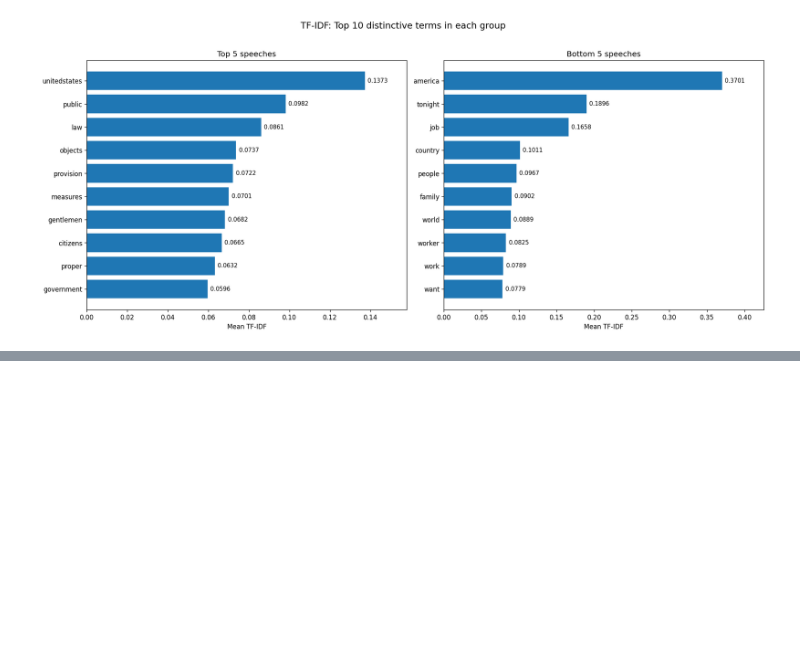
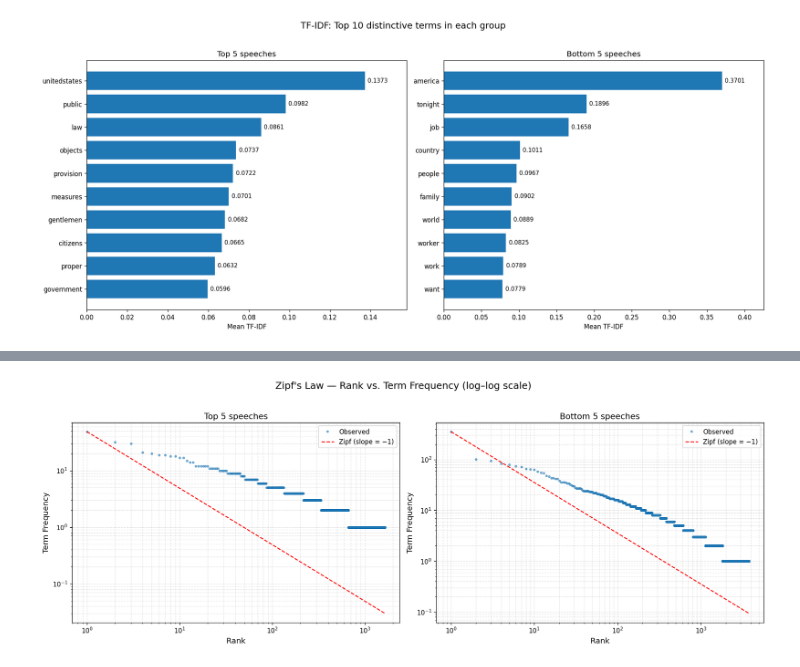
Before and after one commit to devingineer/CS4990-Projects, a Jupyter notebook: Project2/Project2.ipynb, the cells around one changed output, grey strips where cells are left out. Cells and saved outputs as stored; diff of their text form; code cells hidden in the pictures; blank space fills up the shorter version.

Commit message:
Add Zipf's law

```diff
--- a/Project2/Project2.ipynb
+++ b/Project2/Project2.ipynb
@@ -659,0 +678,32 @@ display(HTML(html))
+# %%
+# Zipf's Law: rank vs. term frequency on a log-log scale.
+# If a corpus follows Zipf's Law the points should fall along a line with slope ≈ -1.
+
+fig, axes = plt.subplots(1, 2, figsize=(16, 6))
+
+for ax, metrics, title in zip(
+    axes,
+    [top_metrics, bottom_metrics],
+    ["Top 5 speeches", "Bottom 5 speeches"],
+):
+    sorted_m = metrics.sort_values("term_frequency", ascending=False).reset_index(drop=True)
+    ranks = sorted_m.index + 1
+    freqs = sorted_m["term_frequency"]
+
+    ax.loglog(ranks, freqs, "o", markersize=3, alpha=0.55, label="Observed")
+
+    # Theoretical Zipf line scaled to the most-frequent term
+    zipf_line = freqs.iloc[0] / ranks
+    ax.loglog(ranks, zipf_line, "--", color="red", linewidth=1.5, label="Zipf (slope = −1)")
+
+    ax.set_xlabel("Rank", fontsize=12)
+    ax.set_ylabel("Term Frequency", fontsize=12)
+    ax.set_title(title, fontsize=13)
+    ax.legend(fontsize=10)
+    ax.grid(True, which="both", linestyle="--", alpha=0.35)
+
+fig.suptitle("Zipf's Law — Rank vs. Term Frequency (log–log scale)", fontsize=15)
+plt.tight_layout(rect=[0, 0, 1, 0.95])
+plt.show()
+# %% [output]
+[figure, added]
```
Also changed, not shown: parts of 7 cells of this notebook.
